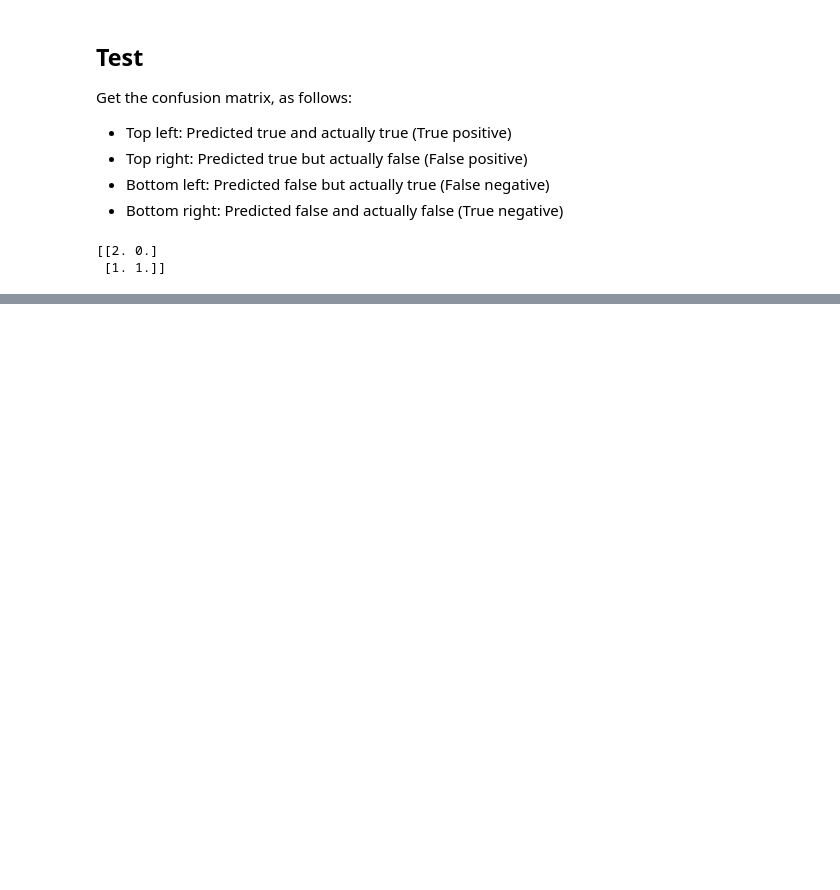
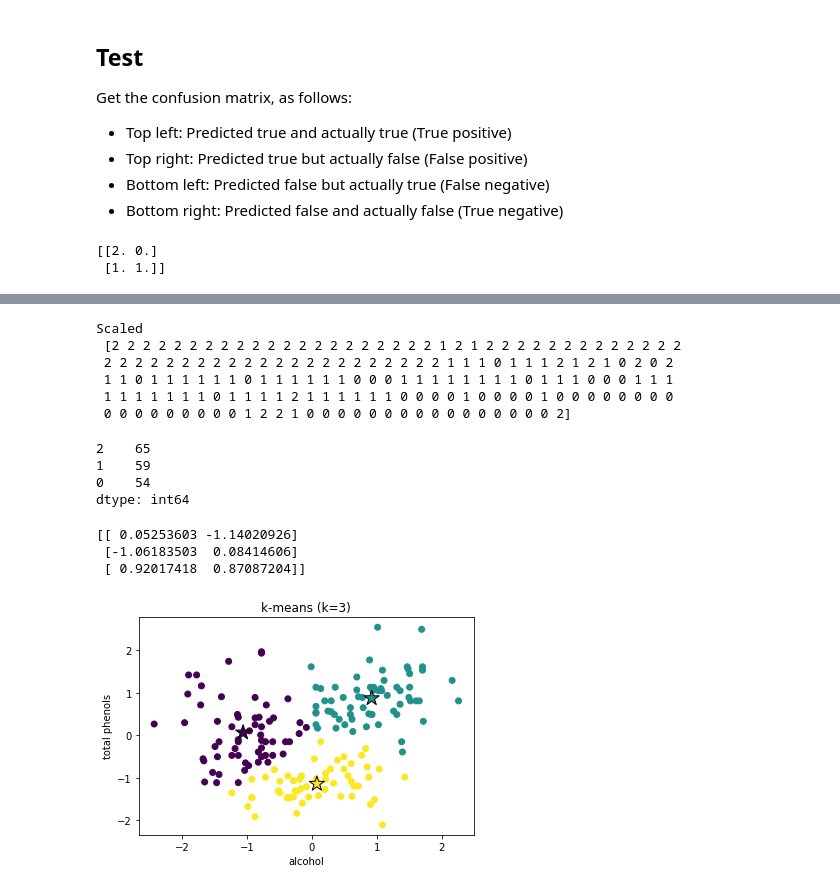
Before and after one commit to luislerma5593/Data_Analysis, a Jupyter notebook: Solo_Learn/DataScience_SoloLearn.ipynb, the cells around one changed output, grey strips where cells are left out. Drawn from its saved outputs; the diff is of its cells as text; code cells hidden in the pictures; blank space fills up the shorter version.

```diff
--- a/Solo_Learn/DataScience_SoloLearn.ipynb
+++ b/Solo_Learn/DataScience_SoloLearn.ipynb
@@ -850,0 +949,75 @@ print(B.astype(float))
+# %%
+import pandas as pd
+
+from sklearn.datasets import load_wine
+from sklearn.preprocessing import StandardScaler
+
+data = load_wine()
+wine = pd.DataFrame(data.data, columns=data.feature_names)
+
+X = wine[['alcohol', 'total_phenols']]
+
+scale = StandardScaler()
+scale.fit(X)
+X_scaled = scale.transform(X)
+
+
+from sklearn.cluster import KMeans
+# instantiate the model
+kmeans = KMeans(n_clusters=3)
+# fit the model
+kmeans.fit(X_scaled)
+# make predictions
+
+y_pred_scaled = kmeans.predict(X_scaled)
+
+print("Scaled\n",y_pred_scaled)
+# %% [output]
+Scaled
+ [2 2 2 2 2 2 2 2 2 2 2 2 2 2 2 2 2 2 2 2 2 1 2 1 2 2 2 2 2 2 2 2 2 2 2 2 2
+ 2 2 2 2 2 2 2 2 2 2 2 2 2 2 2 2 2 2 2 2 2 2 1 1 1 0 1 1 1 2 1 2 1 0 2 0 2
+ 1 1 0 1 1 1 1 1 1 0 1 1 1 1 1 1 0 0 0 1 1 1 1 1 1 1 1 0 1 1 1 0 0 0 1 1 1
+ 1 1 1 1 1 1 1 0 1 1 1 1 2 1 1 1 1 1 1 0 0 0 0 1 0 0 0 0 1 0 0 0 0 0 0 0 0
+ 0 0 0 0 0 0 0 0 0 1 2 2 1 0 0 0 0 0 0 0 0 0 0 0 0 0 0 0 0 2]
+# %%
+pd.Series(y_pred_scaled).value_counts()
+# %% [output]
+2    65
+1    59
+0    54
+dtype: int64
+# %%
+print(kmeans.cluster_centers_)
+# %% [output]
+[[ 0.05253603 -1.14020926]
+ [-1.06183503  0.08414606]
+ [ 0.92017418  0.87087204]]
+# %%
+# Visualization
+
+from sklearn.cluster import KMeans
+# instantiate the model
+kmeans = KMeans(n_clusters=3)
+# fit the model
+kmeans.fit(X_scaled)
+# make predictions
+y_pred = kmeans.predict(X_scaled)
+
+import matplotlib.pyplot as plt
+# plot the scaled data
+plt.scatter(X_scaled[:,0],
+X_scaled[:,1],
+c= y_pred)
+# identify the centroids
+plt.scatter(kmeans.cluster_centers_[:, 0],
+kmeans.cluster_centers_[:, 1],
+marker="*",
+s = 250,
+c = [0,1,2],
+edgecolors='k')
+plt.xlabel('alcohol'); plt.ylabel('total phenols')
+plt.title('k-means (k=3)')
+plt.savefig("plot.png")
+plt.show()
+# %% [output]
+[figure, added]
```
Also changed, not shown: parts of 24 cells of this notebook, 1 other file.
